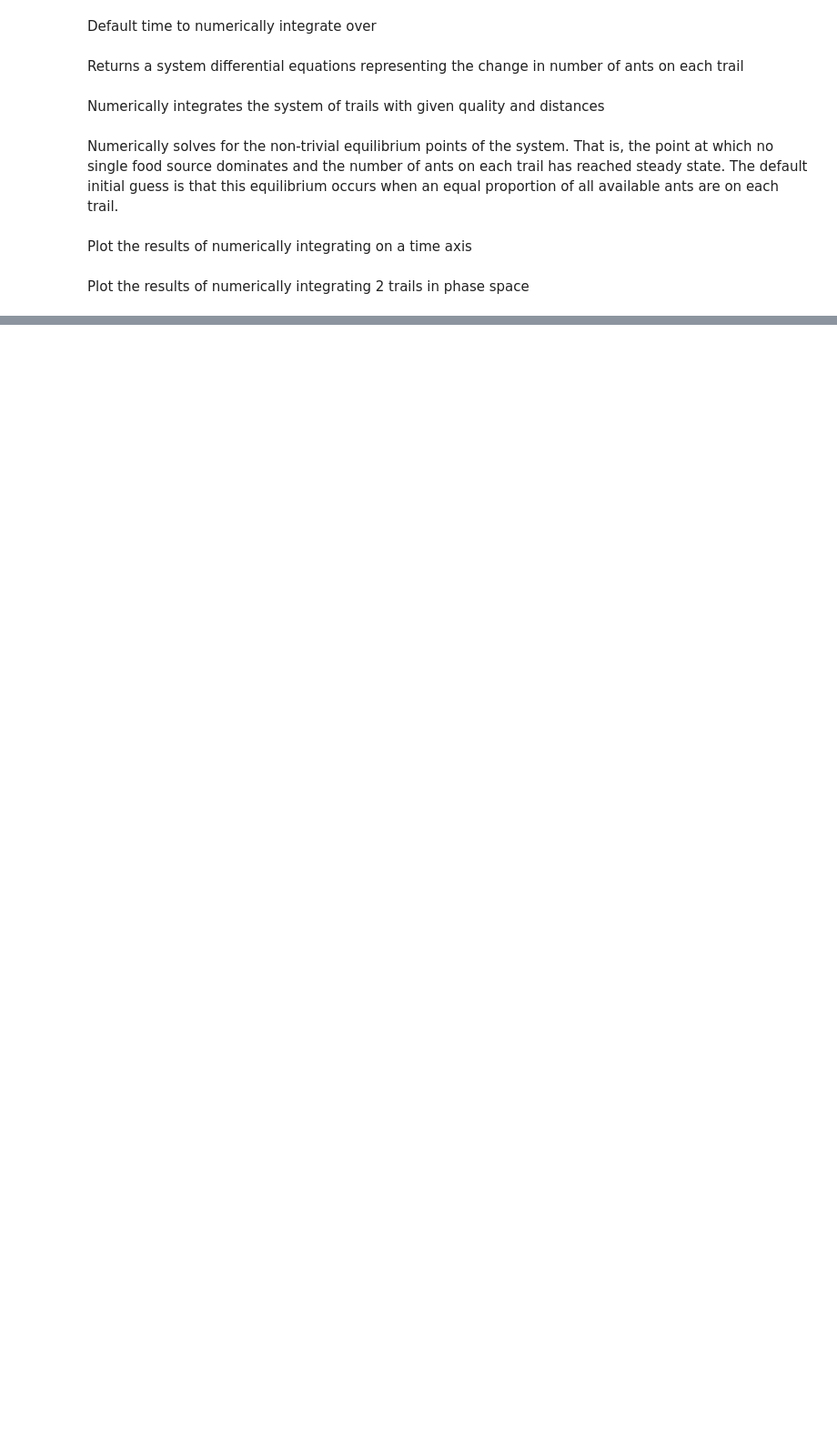
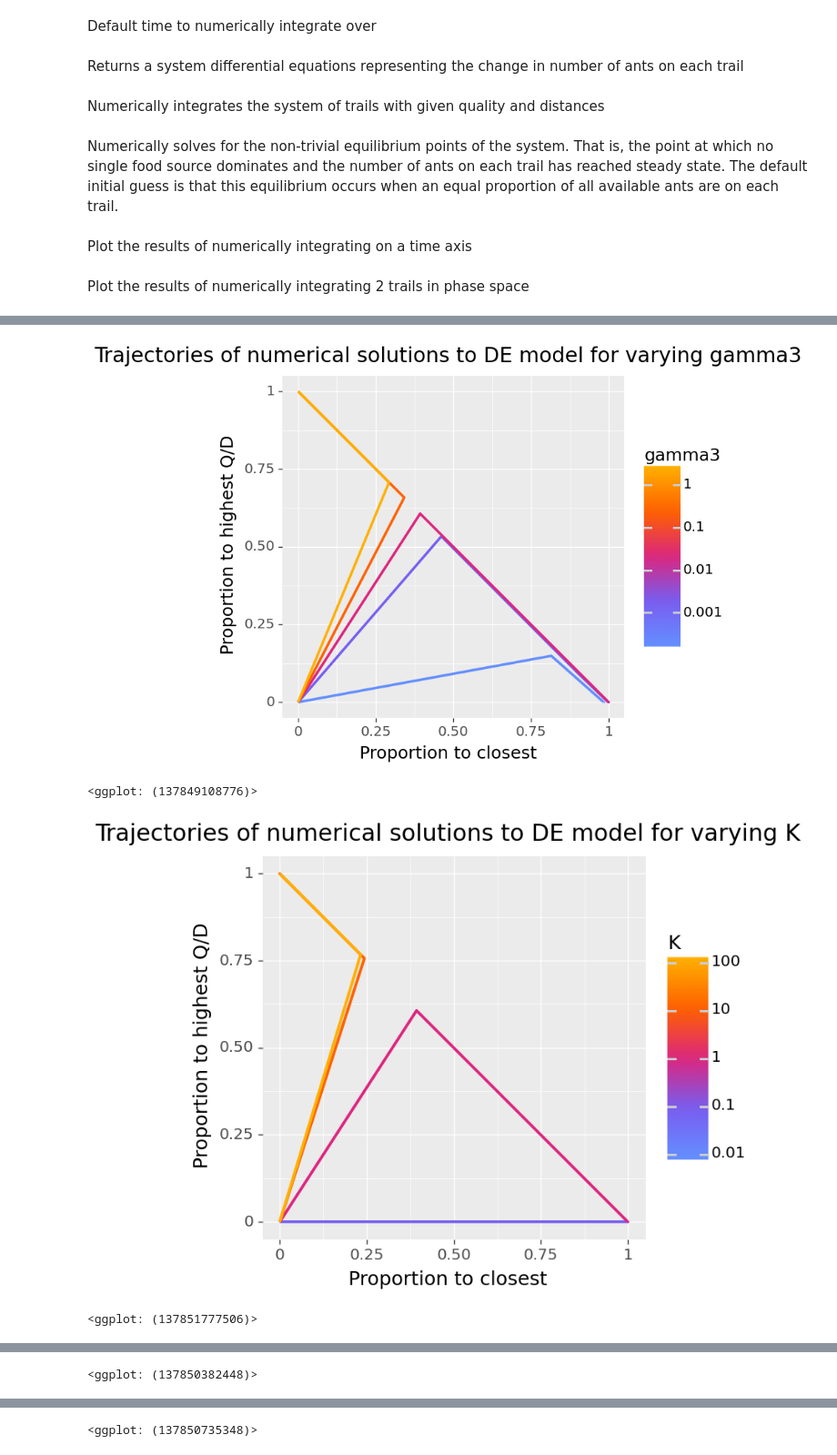
Before and after one commit to beelabhmc/AntForagingModel, a Jupyter notebook: Improved phase portaits.ipynb, the cells around one changed output, grey strips where cells are left out. Shown at 91% size. Saved outputs shown, nothing was run; the diff lists cells and outputs as text; code cells hidden in the pictures; blank space fills up the shorter version.

```diff
--- a/Improved phase portaits.ipynb
+++ b/Improved phase portaits.ipynb
@@ -205,0 +283,72 @@ plot_2dphase_norm(np.array([xs]), Q, D)
+# %%
+Q = np.array([10, 40.0])
+D = np.array([10.0, 30.0])
+
+start = 0
+stop  = 100
+step  = 0.1
+tspan = np.arange(start, stop+step, step)
+tspan[-1] = N
+
+plist = ["gamma3", "K", "s", "alpha"]
+
+N = 1000
+#tspans = np.empty(0)
+for key in plist:
+    p    = {
+    "alpha"  : 0.0075,            # Per capita rate of spontaneous discoveries
+    "s"      : 3.5,             # Per capita rate of ant leaving trail per distance
+    "gamma1" : 0.1,             # Range of foraging scouts
+    "gamma2" : 0.021,           # Range of recruitment activity
+    "gamma3" : 0.021,           # Range of influence of pheromone
+    "K"      : 1,               # Inertial effects that may affect pheromones
+    "n1"     : 20,              # Individual ant's contribution to rate of recruitment (orig. eta1)
+    "n2"     : 20               # Pheromone strength of trail (originally eta2)
+    }
+    xs_array = []
+    param = p[key]
+    params = [param / 100, param / 10, param, param * 10, param * 100]
+    for i in range(len(params)):
+        p[key] = params[i]
+        xs_array += [simulation(Q, D, tspan=tspan, x0 = np.array([0,0]))/N]
+        #tspan = np.arange(start, stop+step, step)
+        #tspans = np.append(tspans, tspan)
+
+
+    #Turn trajectories into a dataframe
+    #One column is x's, next is y's, one for N
+    d = {}
+    d = {
+        "trajectory-x": np.empty(0),
+        "trajectory-y": np.empty(0),
+        key: np.empty(0),
+    }
+    for i in range(len(xs_array)):
+        d["trajectory-x"] = np.append(d["trajectory-x"] ,xs_array[i][:,0])
+        d["trajectory-y"] = np.append(d["trajectory-y"] ,xs_array[i][:,1])
+        d[key] = np.append(d[key], np.repeat(params[i], len(xs_array[i][:,0])))
+    df = pd.DataFrame(d)
+    #display(df)
+    ggqd = (ggplot(df, aes(x="trajectory-x", y="trajectory-y", group=key, color=key))
+           + geom_path(size=1.5)
+           + scale_color_gradientn(["#648FFF","#785EF0", "#DC267F", "#FE6100", "#FFB000"], trans="log10")
+           + labs(title = f"Trajectories of numerical solutions to DE model for varying {key}",
+                 color=key)
+           #+ xlab(f"Q: {Q[0]}, D: {D[0]}")
+           #+ ylab(f"Q: {Q[1]}, D: {D[1]}")
+           + xlim([0,1])
+           + ylim([0,1])
+           + theme_grey(base_size=18)
+           + theme(aspect_ratio=1,
+
+                  )
+           + xlab("Proportion to closest")
+           + ylab(f"Proportion to highest Q/D")
+           )
+    display(ggqd)
+#plot_2dphase_norm(np.array(xs_array), Q, D)
+# %% [output]
+[figure, added]
+<ggplot: (137849108776)>
+[figure, added]
+<ggplot: (137851777506)>
@@ -205,0 +356 @@ plot_2dphase_norm(np.array([xs]), Q, D)
+<ggplot: (137850382448)>
@@ -206 +358,2 @@ plot_2dphase_norm(np.array([xs]), Q, D)
+<ggplot: (137850735348)>
 # %% [markdown]
```
Also changed, not shown: parts of 12 cells of this notebook, 1 other file.
